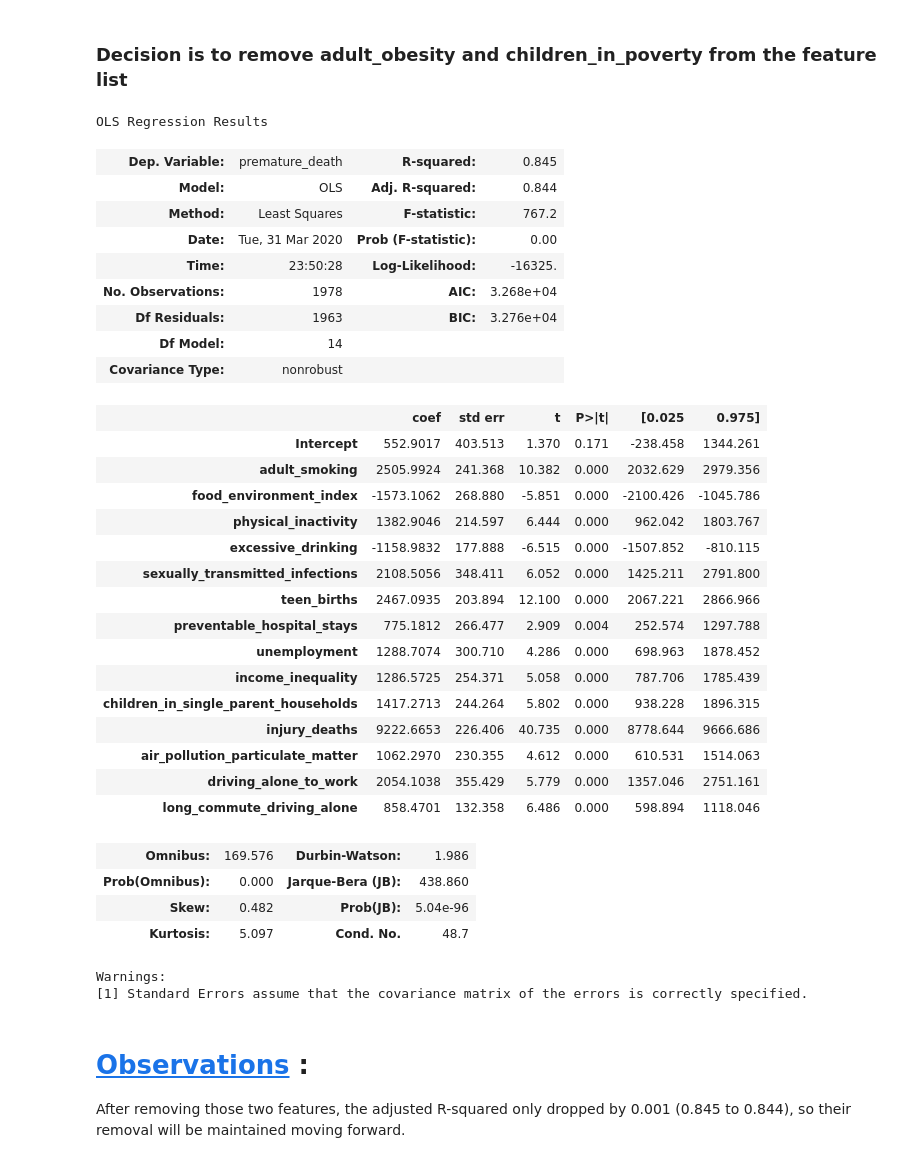
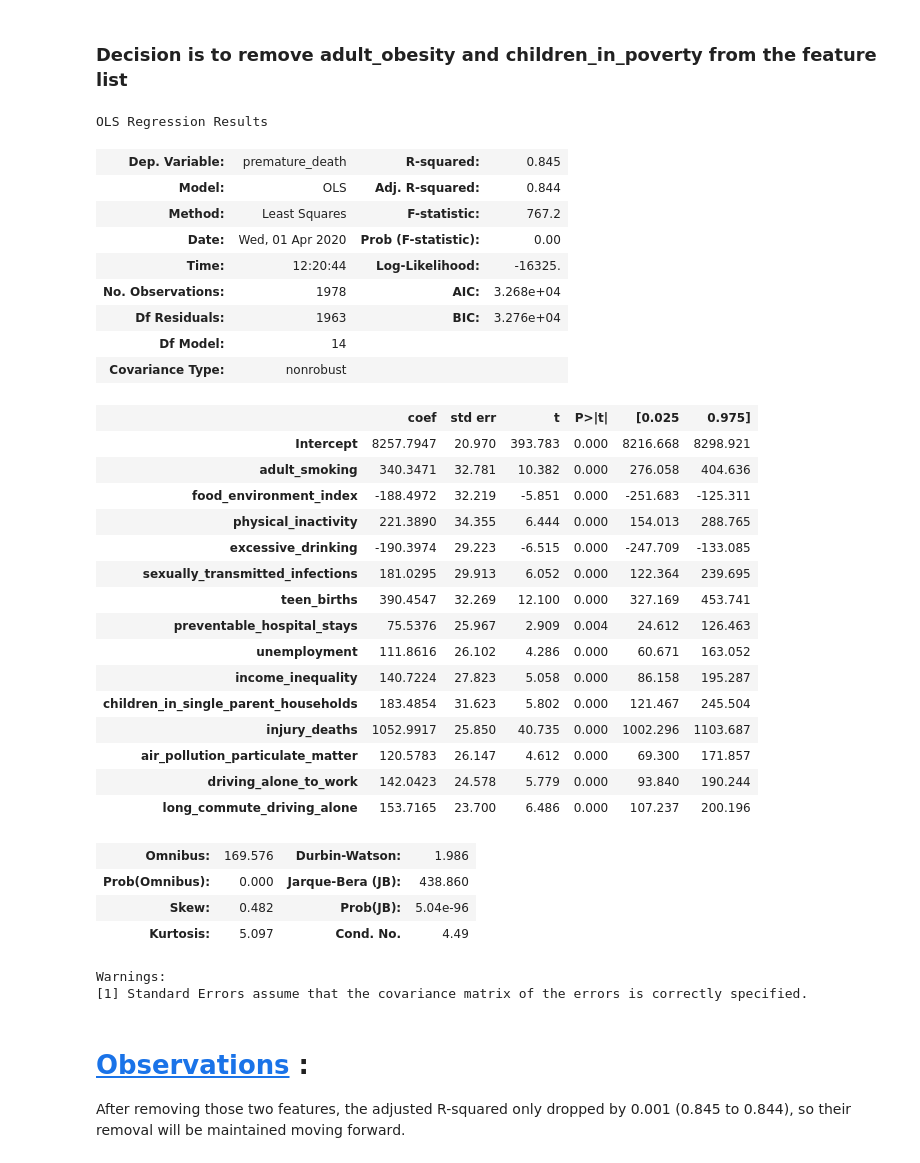
Before and after one commit to jankomah/Predicting_Life_Expectancy, a Jupyter notebook: 02.Josh_Modelling.ipynb, the cells around one changed output. Saved outputs shown, nothing was run; the diff lists cells and outputs as text; code cells hidden in the pictures.

Commit message:
final_model

```diff
--- a/02.Josh_Modelling.ipynb
+++ b/02.Josh_Modelling.ipynb
@@ -67,2 +68,2 @@ Life Expectancy Data - rows: 2473 columns: 38
 # %%
-County_health = County_h.copy()
+County_health = County_h[:]
@@ -92,3 +114,6 @@ cols_dict
  'severe_housing_problems_raw_value',
  'driving_alone_to_work_raw_value',
  'long_commute_driving_alone_raw_value']
+# %%
+rename = [x.replace('_raw_value','') for x in cols_dict]
+County_health.columns = rename
@@ -369,7 +395,7 @@ The performance of the baseline model is good, but we'd like to improve or maint
 # %% [markdown]
 # <a id='7'>Generating standardized data sets as dataframes<a/>
 # %%
-ss = MinMaxScaler()
+ss = StandardScaler()
 ss.fit(X_train1)
 
 X_train = ss.transform(X_train1)
@@ -379,7 +405,7 @@ X_train = pd.DataFrame(X_train, columns = feature_vars, index = X_train1.index)
 X_test = pd.DataFrame(X_test, columns = feature_vars, index = X_test1.index)
 # %%
 # creating training dataset with the standardized data
-train_new1 = pd.merge(y_train, X_train, left_index=True, right_index=True)
+train_df = pd.merge(y_train, X_train, left_index=True, right_index=True)
 # %% [markdown]
 # <a id='7'>Correlation and Collinearity<a/>
 # %%
@@ -593,40 +619,41 @@ To eliminate further features, the p_values of the regression an variance inflat
 selected_bic_feats = [bic_feats[0]]+bic_feats[2:9]+bic_feats[10:]
 # %%
 formula_selected_bic = target_var[0] + '~' + '+'.join(selected_bic_feats)
-model_selected_bic = ols(formula = formula_selected_bic, data = train_new1[target_var+selected_bic_feats])
+model_selected_bic = ols(formula = formula_selected_bic,
+                          data = train_df[target_var+selected_bic_feats])
 results_selected_bic = model_selected_bic.fit()
 results_selected_bic.summary()
 # %% [output]
 OLS Regression Results
 | Dep. Variable: | premature_death | R-squared: | 0.845 |
 | Model: | OLS | Adj. R-squared: | 0.844 |
 | Method: | Least Squares | F-statistic: | 767.2 |
-| Date: | Tue, 31 Mar 2020 | Prob (F-statistic): | 0.00 |
-| Time: | 23:50:28 | Log-Likelihood: | -16325. |
+| Date: | Wed, 01 Apr 2020 | Prob (F-statistic): | 0.00 |
+| Time: | 12:20:44 | Log-Likelihood: | -16325. |
 | No. Observations: | 1978 | AIC: | 3.268e+04 |
 | Df Residuals: | 1963 | BIC: | 3.276e+04 |
 | Df Model: | 14 |  |  |
 | Covariance Type: | nonrobust |  |  |
 |  | coef | std err | t | P>|t| | [0.025 | 0.975] |
-| Intercept | 552.9017 | 403.513 | 1.370 | 0.171 | -238.458 | 1344.261 |
-| adult_smoking | 2505.9924 | 241.368 | 10.382 | 0.000 | 2032.629 | 2979.356 |
-| food_environment_index | -1573.1062 | 268.880 | -5.851 | 0.000 | -2100.426 | -1045.786 |
-| physical_inactivity | 1382.9046 | 214.597 | 6.444 | 0.000 | 962.042 | 1803.767 |
-| excessive_drinking | -1158.9832 | 177.888 | -6.515 | 0.000 | -1507.852 | -810.115 |
-| sexually_transmitted_infections | 2108.5056 | 348.411 | 6.052 | 0.000 | 1425.211 | 2791.800 |
-| teen_births | 2467.0935 | 203.894 | 12.100 | 0.000 | 2067.221 | 2866.966 |
-| preventable_hospital_stays | 775.1812 | 266.477 | 2.909 | 0.004 | 252.574 | 1297.788 |
-| unemployment | 1288.7074 | 300.710 | 4.286 | 0.000 | 698.963 | 1878.452 |
-| income_inequality | 1286.5725 | 254.371 | 5.058 | 0.000 | 787.706 | 1785.439 |
-| children_in_single_parent_households | 1417.2713 | 244.264 | 5.802 | 0.000 | 938.228 | 1896.315 |
-| injury_deaths | 9222.6653 | 226.406 | 40.735 | 0.000 | 8778.644 | 9666.686 |
-| air_pollution_particulate_matter | 1062.2970 | 230.355 | 4.612 | 0.000 | 610.531 | 1514.063 |
-| driving_alone_to_work | 2054.1038 | 355.429 | 5.779 | 0.000 | 1357.046 | 2751.161 |
-| long_commute_driving_alone | 858.4701 | 132.358 | 6.486 | 0.000 | 598.894 | 1118.046 |
+| Intercept | 8257.7947 | 20.970 | 393.783 | 0.000 | 8216.668 | 8298.921 |
+| adult_smoking | 340.3471 | 32.781 | 10.382 | 0.000 | 276.058 | 404.636 |
+| food_environment_index | -188.4972 | 32.219 | -5.851 | 0.000 | -251.683 | -125.311 |
+| physical_inactivity | 221.3890 | 34.355 | 6.444 | 0.000 | 154.013 | 288.765 |
+| excessive_drinking | -190.3974 | 29.223 | -6.515 | 0.000 | -247.709 | -133.085 |
+| sexually_transmitted_infections | 181.0295 | 29.913 | 6.052 | 0.000 | 122.364 | 239.695 |
+| teen_births | 390.4547 | 32.269 | 12.100 | 0.000 | 327.169 | 453.741 |
+| preventable_hospital_stays | 75.5376 | 25.967 | 2.909 | 0.004 | 24.612 | 126.463 |
+| unemployment | 111.8616 | 26.102 | 4.286 | 0.000 | 60.671 | 163.052 |
+| income_inequality | 140.7224 | 27.823 | 5.058 | 0.000 | 86.158 | 195.287 |
+| children_in_single_parent_households | 183.4854 | 31.623 | 5.802 | 0.000 | 121.467 | 245.504 |
+| injury_deaths | 1052.9917 | 25.850 | 40.735 | 0.000 | 1002.296 | 1103.687 |
+| air_pollution_particulate_matter | 120.5783 | 26.147 | 4.612 | 0.000 | 69.300 | 171.857 |
+| driving_alone_to_work | 142.0423 | 24.578 | 5.779 | 0.000 | 93.840 | 190.244 |
+| long_commute_driving_alone | 153.7165 | 23.700 | 6.486 | 0.000 | 107.237 | 200.196 |
 | Omnibus: | 169.576 | Durbin-Watson: | 1.986 |
 | Prob(Omnibus): | 0.000 | Jarque-Bera (JB): | 438.860 |
 | Skew: | 0.482 | Prob(JB): | 5.04e-96 |
-| Kurtosis: | 5.097 | Cond. No. | 48.7 |
+| Kurtosis: | 5.097 | Cond. No. | 4.49 |
 Warnings:
 [1] Standard Errors assume that the covariance matrix of the errors is correctly specified.
 # %% [markdown]
```
Also changed, not shown: parts of 27 cells of this notebook.
